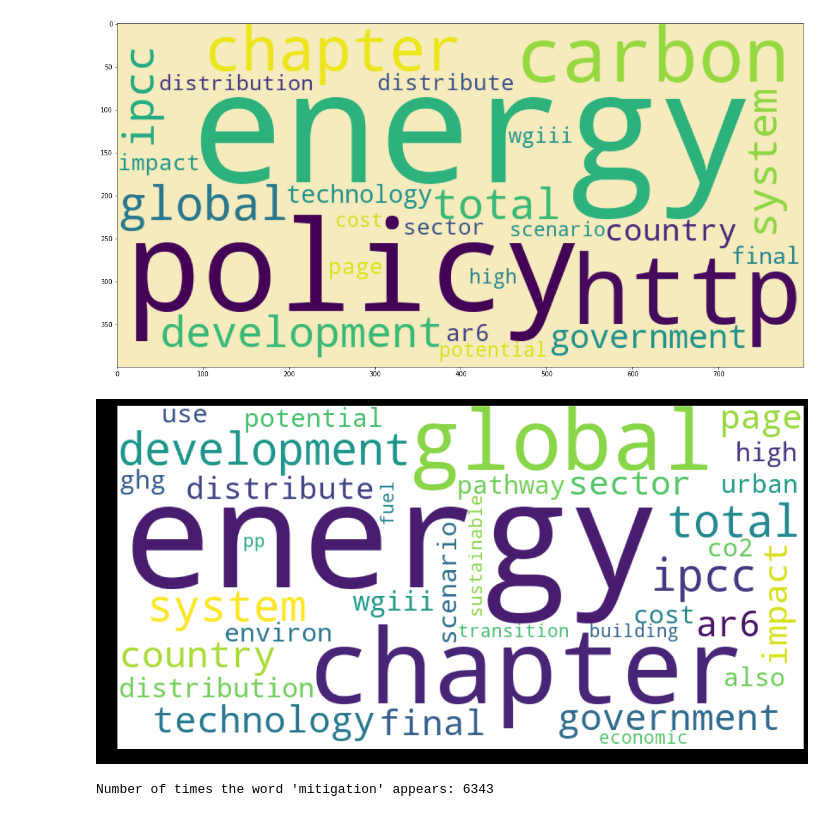
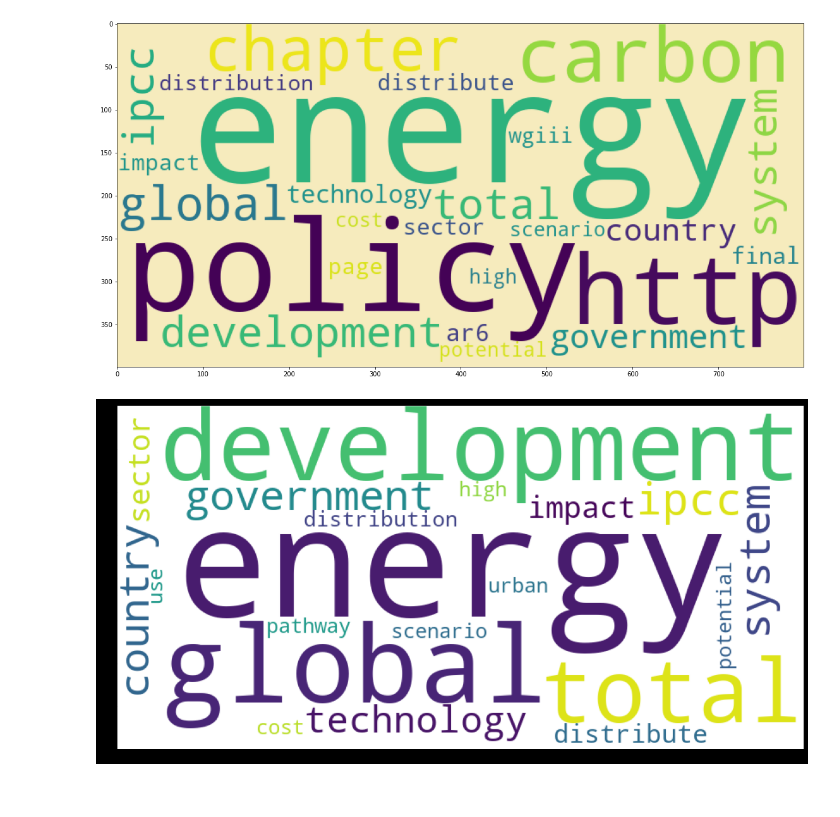
Before and after one commit to morgwork/Distantly-Reading-IPCC-Reports, a Jupyter notebook: IPCCM6_(4_21).ipynb, the cells around one changed output. Cells and saved outputs as stored; diff of their text form; code cells hidden in the pictures.

```diff
--- a/IPCCM6_(4_21).ipynb
+++ b/IPCCM6_(4_21).ipynb
@@ -235,13 +235,8 @@ plt.imshow(wordcloud); # removing some of the more prominent terms
 # %% [output]
 [figure]
 # %%
-wordcloud_ab = WordCloud(background_color="white",max_words=35, width=800, height=400,stopwords=["mitigation", "climate", "change", "emission", "et", "al", "policy", "carbon", "http", "cite", "quote"], collocations=False).generate(' '.join(df['report'].tolist()))
+wordcloud_ab = WordCloud(background_color="white",max_words=20, width=800, height=400,stopwords=["also", "wgiii","ar6", "page", "tor", "chapter","final", "mitigation", "climate", "change", "emission", "et", "al", "policy", "carbon", "http", "cite", "quote"], collocations=False).generate(' '.join(df['report'].tolist()))
 plt.figure( figsize=(20,10), facecolor='k')
 plt.imshow(wordcloud_ab); # removing bigrams and select stopwords
 # %% [output]
-[figure, old version]
+[figure, new version]
-# %%
-occurrences = MC10.count("mitigation")
-print("Number of times the word \'mitigation\' appears:", occurrences)
-# %% [output]
-Number of times the word 'mitigation' appears: 6343
```
